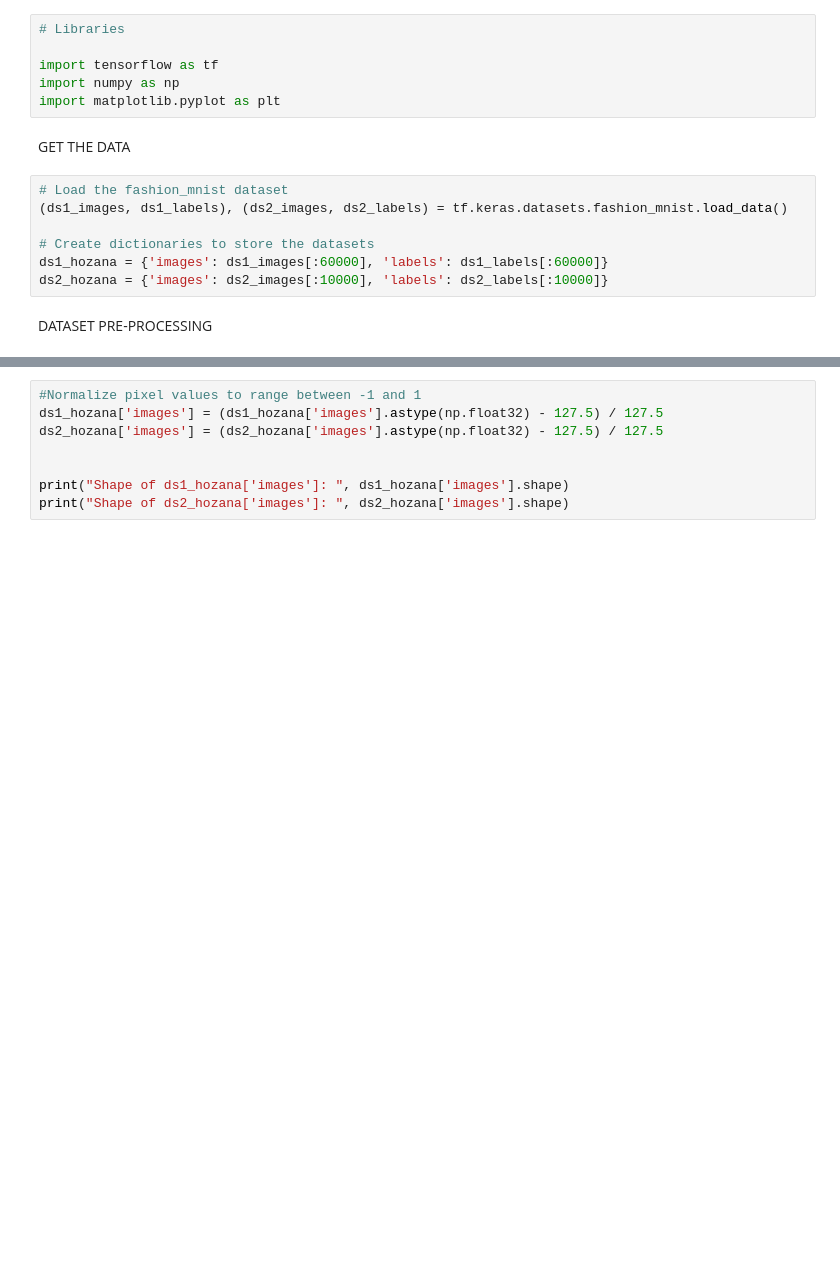
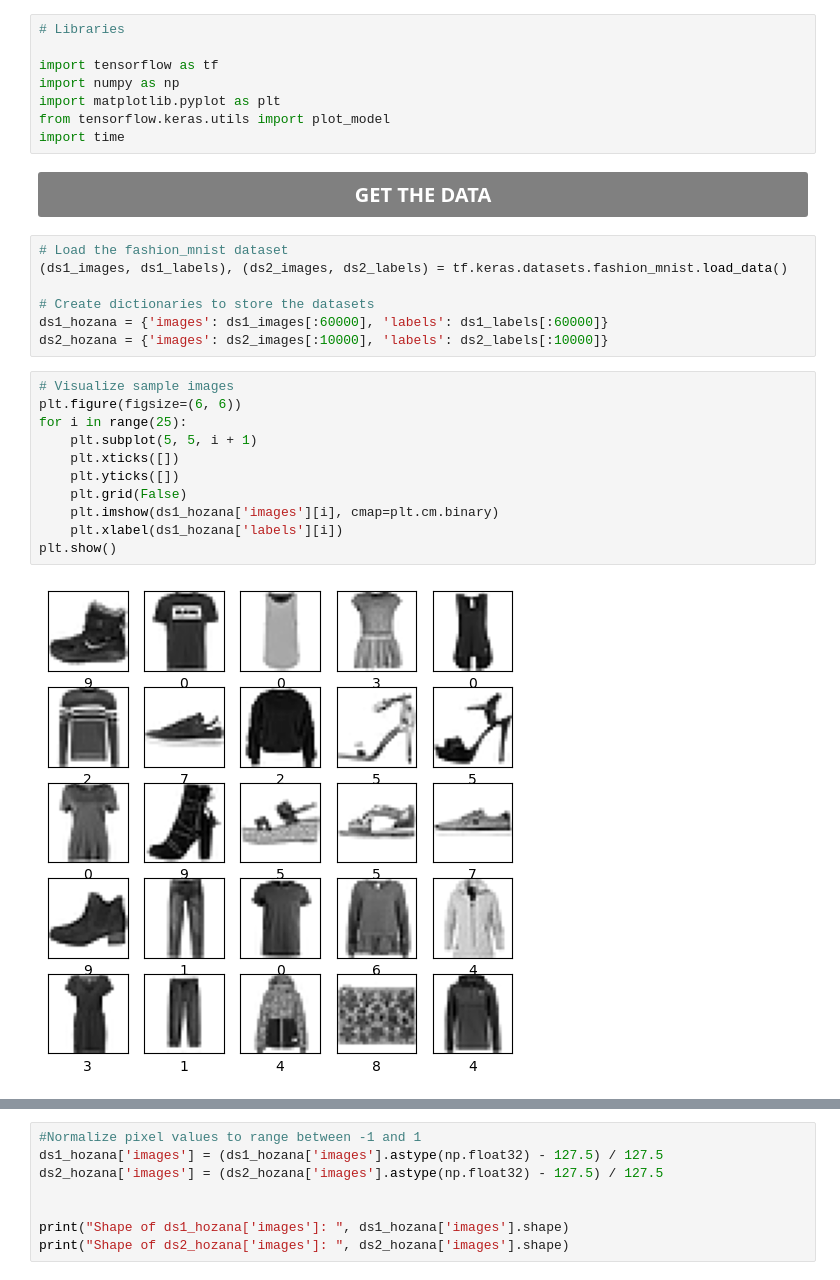
Before and after one commit to LilaReisAnalytics/GenAdvNet, a Jupyter notebook: hozana_lab4.ipynb, the cells around one changed output, grey strips where cells are left out. Saved outputs shown, nothing was run; the diff lists cells and outputs as text; blank space fills up the shorter version.

```diff
--- a/hozana_lab4.ipynb
+++ b/hozana_lab4.ipynb
@@ -4,8 +4,14 @@
 import tensorflow as tf
 import numpy as np
 import matplotlib.pyplot as plt
+from tensorflow.keras.utils import plot_model
+import time
-# %% [markdown]
-GET THE DATA
+# %% [markdown]
+
+
+<div class="alert alert-block alert-success" style="color: white; background-color: gray; font-size: 20px; text-align: center;">
+    <b>GET THE DATA</b>
+</div>
 # %%
 # Load the fashion_mnist dataset
 (ds1_images, ds1_labels), (ds2_images, ds2_labels) = tf.keras.datasets.fashion_mnist.load_data()
@@ -13,5 +19,16 @@ GET THE DATA
 # Create dictionaries to store the datasets
 ds1_hozana = {'images': ds1_images[:60000], 'labels': ds1_labels[:60000]}
 ds2_hozana = {'images': ds2_images[:10000], 'labels': ds2_labels[:10000]}
-# %% [markdown]
-DATASET PRE-PROCESSING
+# %%
+# Visualize sample images
+plt.figure(figsize=(6, 6))
+for i in range(25):
+    plt.subplot(5, 5, i + 1)
+    plt.xticks([])
+    plt.yticks([])
+    plt.grid(False)
+    plt.imshow(ds1_hozana['images'][i], cmap=plt.cm.binary)
+    plt.xlabel(ds1_hozana['labels'][i])
+plt.show()
+# %% [output]
+[figure, added]
```
Also changed, not shown: parts of 18 cells of this notebook, 4 other files.
